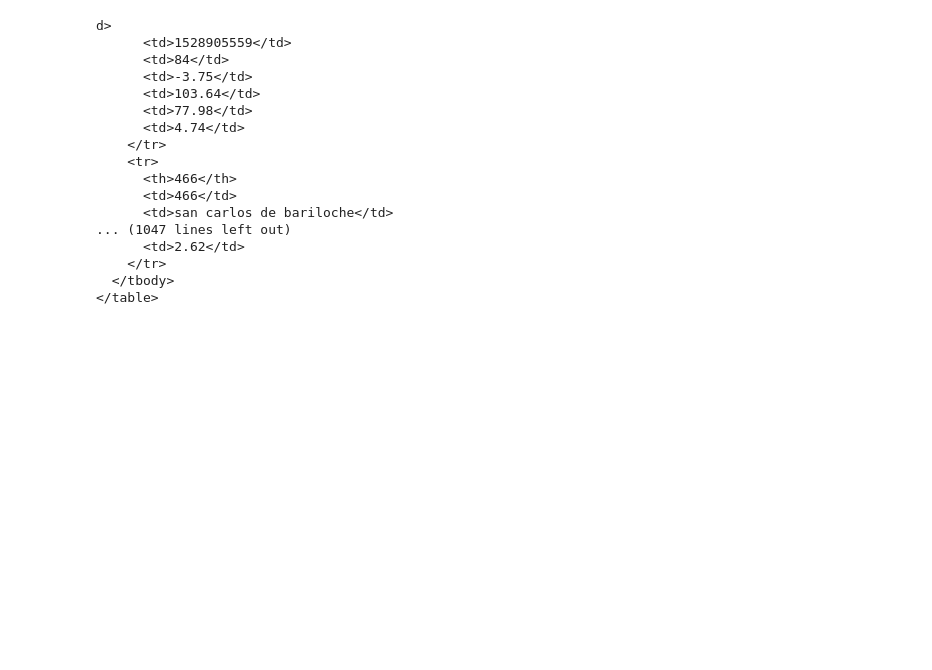
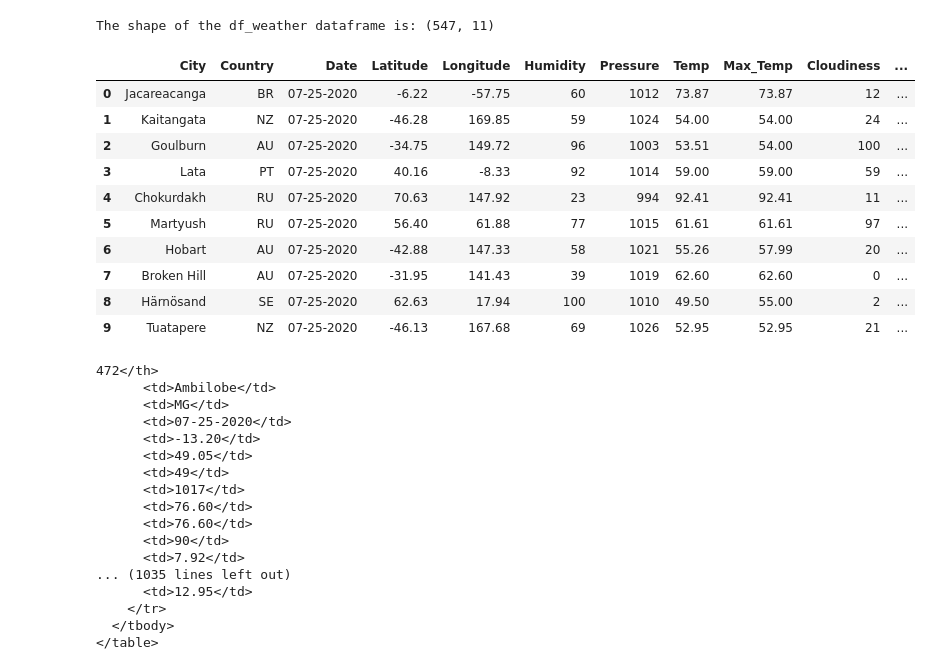
Before and after one commit to derrikdennis/Web-Design-Challenge, a Jupyter notebook: WeatherWeb.ipynb, the cells around one changed output. Drawn from its saved outputs; the diff is of its cells as text; code cells hidden in the pictures; blank space fills up the shorter version.

```diff
--- a/WeatherWeb.ipynb
+++ b/WeatherWeb.ipynb
@@ -14,0 +20,13 @@ city_data = pd.read_csv("Resources/cities.csv")
+# %%
+# Let's create a base url for the openweathermap and check response for one city
+base_url = "http://api.openweathermap.org/data/2.5/weather?"
+mycity = "San Francisco"
+units = "Imperial" #This will give you temperature in Fahrenheit
+
+# Build query URL
+query_url = base_url + "appid=" + weather_api_key + "&q=" + mycity + "&units=" + units
+
+# Get weather data for my city
+mycity_json = requests.get(query_url).json()
+# Print the json (pretty printed)
+print(json.dumps(mycity_json, indent=4, sort_keys=True))
@@ -14,0 +51,3 @@ city_data = pd.read_csv("Resources/cities.csv")
+# %%
+cities = city_data["City"].to_list()
+cities
@@ -15,21 +163,51 @@ city_data = pd.read_csv("Resources/cities.csv")
+# %%
+# Let's create a dataframe with the responses obtained by the API
+df_weather = pd.DataFrame({
+    "City": City,
+    "Country": Country,
+    "Date": Date,
+    "Latitude": Latitude,
+    "Longitude": Longitude,
+    "Humidity": Humidity,
+    "Pressure": Pressure,
+    "Temp" : Temp,
+    "Max_Temp": Max_Temp,
+    "Cloudiness": Cloudiness,
+    "Wind_Speed": Wind_speed
+    })
+print("The shape of the {} dataframe is: {}" .format("df_weather",df_weather.shape))
+df_weather.head(10)
+# %% [output]
+The shape of the df_weather dataframe is: (547, 11)
+|  | City | Country | Date | Latitude | Longitude | Humidity | Pressure | Temp | Max_Temp | Cloudiness | ... |
+| 0 | Jacareacanga | BR | 07-25-2020 | -6.22 | -57.75 | 60 | 1012 | 73.87 | 73.87 | 12 | ... |
+| 1 | Kaitangata | NZ | 07-25-2020 | -46.28 | 169.85 | 59 | 1024 | 54.00 | 54.00 | 24 | ... |
+| 2 | Goulburn | AU | 07-25-2020 | -34.75 | 149.72 | 96 | 1003 | 53.51 | 54.00 | 100 | ... |
+| 3 | Lata | PT | 07-25-2020 | 40.16 | -8.33 | 92 | 1014 | 59.00 | 59.00 | 59 | ... |
+| 4 | Chokurdakh | RU | 07-25-2020 | 70.63 | 147.92 | 23 | 994 | 92.41 | 92.41 | 11 | ... |
+| 5 | Martyush | RU | 07-25-2020 | 56.40 | 61.88 | 77 | 1015 | 61.61 | 61.61 | 97 | ... |
+| 6 | Hobart | AU | 07-25-2020 | -42.88 | 147.33 | 58 | 1021 | 55.26 | 57.99 | 20 | ... |
+| 7 | Broken Hill | AU | 07-25-2020 | -31.95 | 141.43 | 39 | 1019 | 62.60 | 62.60 | 0 | ... |
+| 8 | Härnösand | SE | 07-25-2020 | 62.63 | 17.94 | 100 | 1010 | 49.50 | 55.00 | 2 | ... |
+| 9 | Tuatapere | NZ | 07-25-2020 | -46.13 | 167.68 | 69 | 1026 | 52.95 | 52.95 | 21 | ... |
 # %%
-city_html = pd.DataFrame.to_html(city_data)
+city_html = pd.DataFrame.to_html(df_weather)
 print(city_html)
 # %% [output]
-d>
-      <td>1528905559</td>
-      <td>84</td>
-      <td>-3.75</td>
-      <td>103.64</td>
-      <td>77.98</td>
-      <td>4.74</td>
-    </tr>
-    <tr>
-      <th>466</th>
-      <td>466</td>
-      <td>san carlos de bariloche</td>
-... (1047 lines left out)
-      <td>2.62</td>
+472</th>
+      <td>Ambilobe</td>
+      <td>MG</td>
+      <td>07-25-2020</td>
+      <td>-13.20</td>
+      <td>49.05</td>
+      <td>49</td>
+      <td>1017</td>
+      <td>76.60</td>
+      <td>76.60</td>
+      <td>90</td>
+      <td>7.92</td>
+... (1035 lines left out)
+      <td>12.95</td>
     </tr>
   </tbody>
 </table>
```
Also changed, not shown: parts of 13 cells of this notebook, 11 other files.
